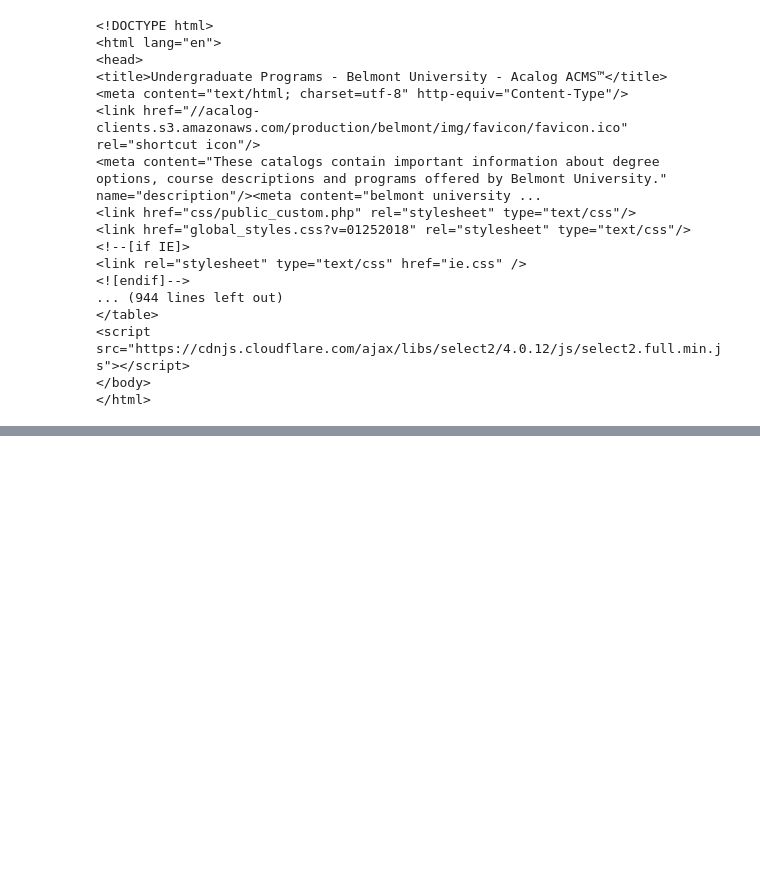
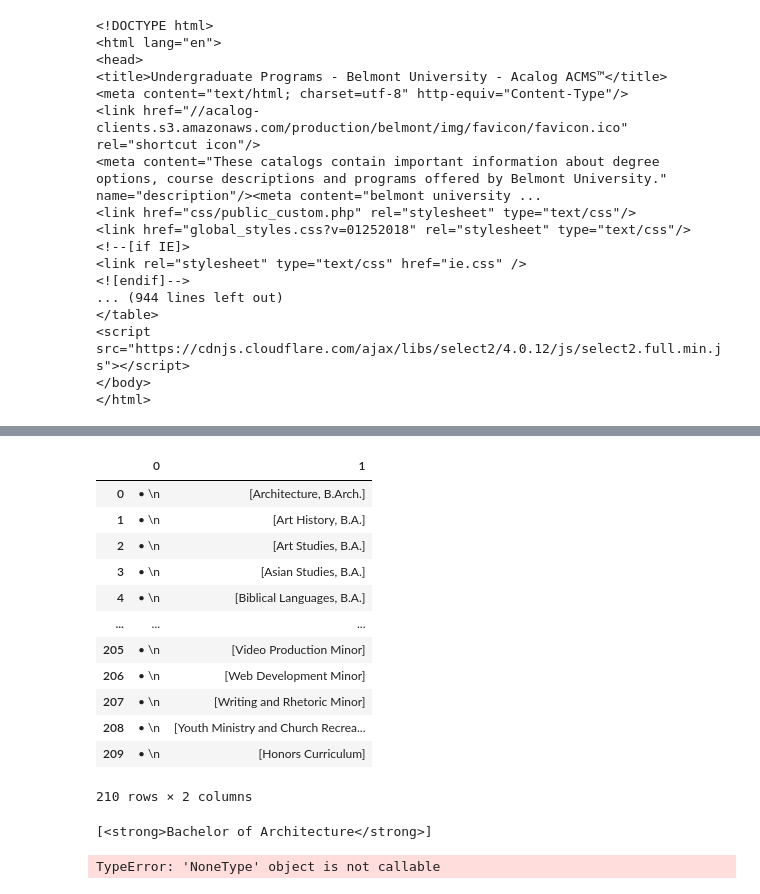
Before and after one commit to SamSitarek/advisory_tool, a Jupyter notebook: Notebooks/belmont_webscrape.ipynb, the cells around one changed output, grey strips where cells are left out. Drawn from its saved outputs; the diff is of its cells as text; code cells hidden in the pictures; blank space fills up the shorter version.

```diff
--- a/Notebooks/belmont_webscrape.ipynb
+++ b/Notebooks/belmont_webscrape.ipynb
@@ -279,0 +451,39 @@ for course in
+# %%
+wow
+# %% [output]
+|  | 0 | 1 |
+| 0 | • \n | [Architecture, B.Arch.] |
+| 1 | • \n | [Art History, B.A.] |
+| 2 | • \n | [Art Studies, B.A.] |
+| 3 | • \n | [Asian Studies, B.A.] |
+| 4 | • \n | [Biblical Languages, B.A.] |
+| ... | ... | ... |
+| 205 | • \n | [Video Production Minor] |
+| 206 | • \n | [Web Development Minor] |
+| 207 | • \n | [Writing and Rhetoric Minor] |
+| 208 | • \n | [Youth Ministry and Church Recrea... |
+| 209 | • \n | [Honors Curriculum] |
+210 rows × 2 columns
+# %%
+# degree_type=[]
+degree_type=[]
+
+for type in soup_programs.find_all('p', attrs = {'style': 'padding-left: 30px'}):
+#         type = type.text
+#         print(type)
+        print(list(type.children))
+#         degree_type.append(type)
+        if type.isin([degree_type]):
+            for major in soup_programs.find_all('href', attrs = {'class':'program-list'}):
+                major = str(major.text)
+                print(degree_type + str(",") + major)
+                degree.append(major)
+        else:
+             degree_type.append(type.string)
+
+
+
+    ### LEFT OFF TRYING TO FIGURE OUT THE LOOP TO CREATE THE LIST
+# %% [output]
+[<strong>Bachelor of Architecture</strong>]
+TypeError: 'NoneType' object is not callable
```
Also changed, not shown: parts of 38 cells of this notebook, 1 other file.
